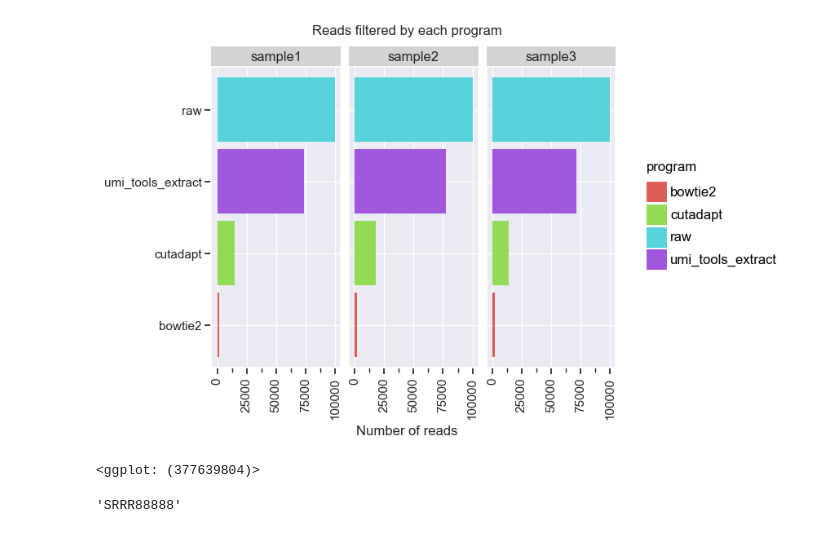
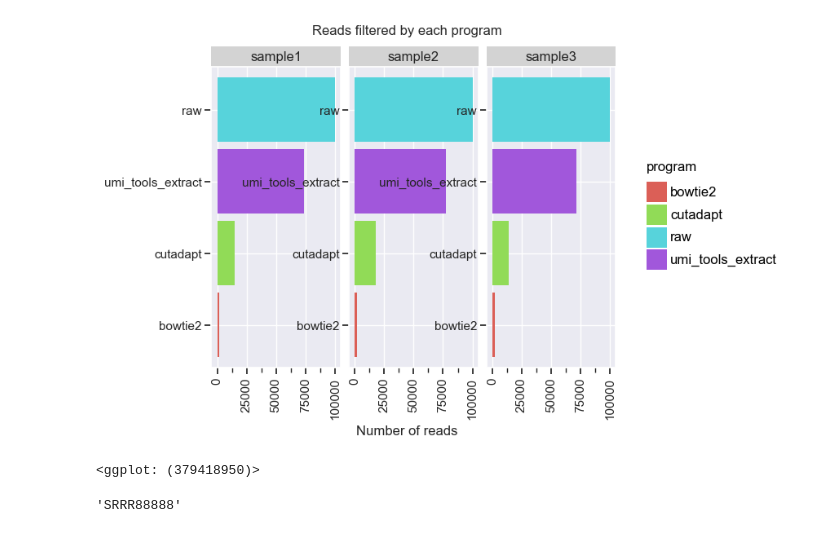
Before and after one commit to willros/gentools, a Jupyter notebook: gentools/workstation.ipynb, the cells around one changed output. Drawn from its saved outputs; the diff is of its cells as text; code cells hidden in the pictures.

```diff
--- a/gentools/workstation.ipynb
+++ b/gentools/workstation.ipynb
@@ -81,20 +81,20 @@ def plot_col_all(config: str) -> None:
 # %%
 
 
 fig = (plot >>
        ggplot(aes('reorder(program, value)', 'value', fill='program')) +
-       geom_col() + facet_wrap('name') +
+       geom_col() + facet_wrap('name', scales='free') +
        coord_flip() +
        theme_seaborn() +
        theme(axis_text_x = element_text(angle = 90)) +
        labs(x='',
            y='Number of reads',
            title='Reads filtered by each program'))
 
 fig
 # %% [output]
-[figure, old version]
+[figure, new version]
-<ggplot: (377639804)>
+<ggplot: (379418950)>
 # %%
 import re
 
```
Also changed, not shown: 2 other files.
